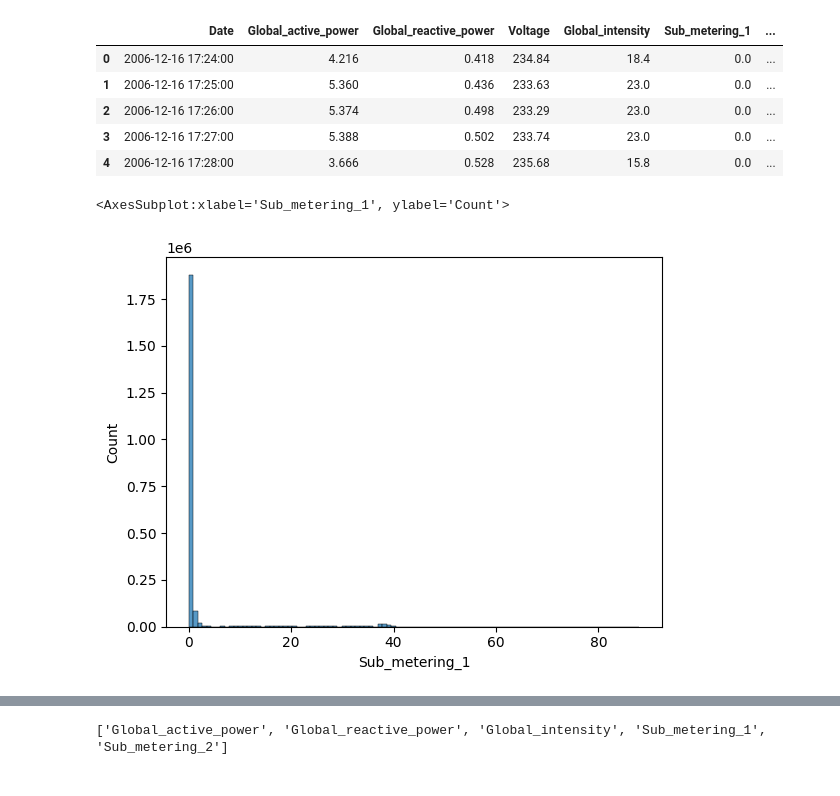
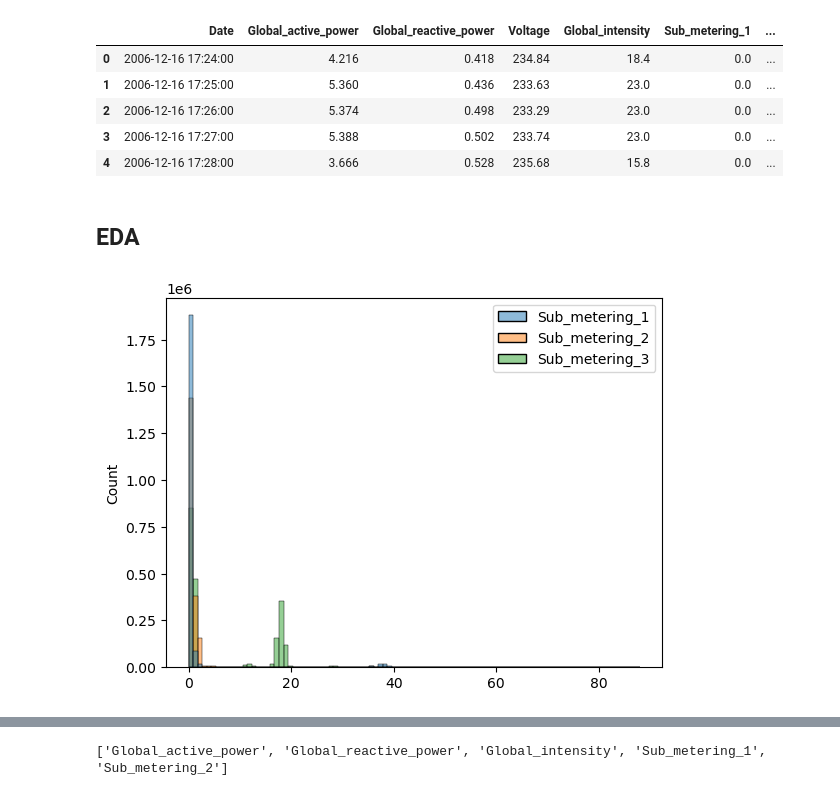
Before and after one commit to LewisT1424/Energy-Consumption-Forecasting, a Jupyter notebook: main.ipynb, the cells around one changed output, grey strips where cells are left out. Drawn from its saved outputs; the diff is of its cells as text; code cells hidden in the pictures.

```diff
--- a/main.ipynb
+++ b/main.ipynb
@@ -24,7 +24,7 @@ def cleaning(data):
     data.dropna(subset=['Sub_metering_3'], inplace=True)
 
     # Converting numerical data to float
-    data[df.columns[2:]] = data[df.columns[2:]].astype(float)
+    data[data.columns[2:]] = data[data.columns[2:]].astype(float)
 
     # Combining Date and Time to store into 1 column
     data['Date'] = data['Date'] + " " + data['Time']
@@ -47,12 +47,13 @@ data.head()
 | 2 | 2006-12-16 17:26:00 | 5.374 | 0.498 | 233.29 | 23.0 | 0.0 | ... |
 | 3 | 2006-12-16 17:27:00 | 5.388 | 0.502 | 233.74 | 23.0 | 0.0 | ... |
 | 4 | 2006-12-16 17:28:00 | 3.666 | 0.528 | 235.68 | 15.8 | 0.0 | ... |
+# %% [markdown]
+## EDA
 # %%
 import matplotlib.pyplot as plt
 import seaborn as sns
 # %%
 # Looking at distribution
-sns.histplot(data=df['Sub_metering_1'], bins=100)
+sns.histplot(data=data[['Sub_metering_1', 'Sub_metering_2', 'Sub_metering_3']], bins=100);
 # %% [output]
-<AxesSubplot:xlabel='Sub_metering_1', ylabel='Count'>
-[figure, old version]
+[figure, new version]
```
Also changed, not shown: parts of 14 cells of this notebook.
